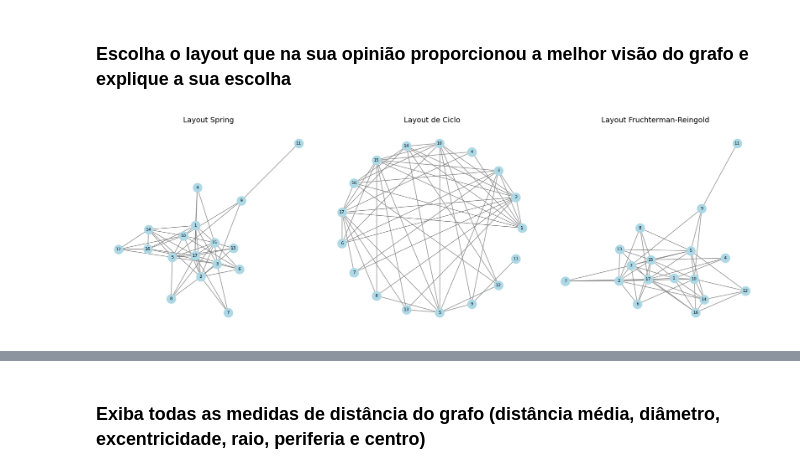
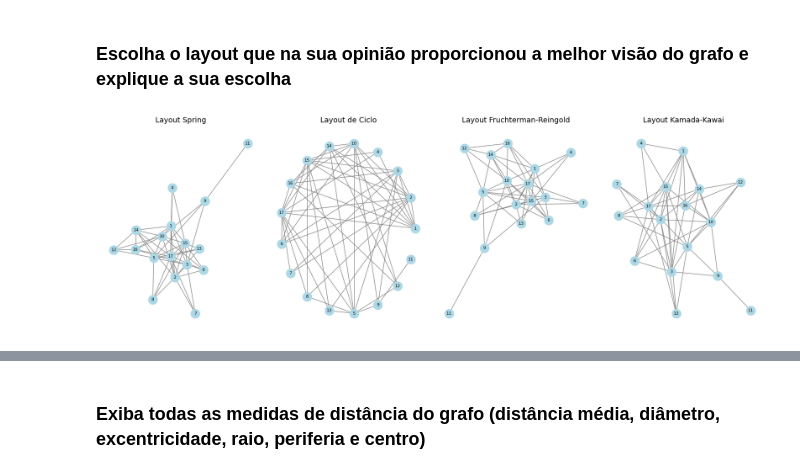
Before and after one commit to cowvin0/UFPB, a Jupyter notebook: grafos/atividade1/atividade1_gabriel_pereira.ipynb, the cells around one changed output, grey strips where cells are left out. Cells and saved outputs as stored; diff of their text form; code cells hidden in the pictures.

```diff
--- a/grafos/atividade1/atividade1_gabriel_pereira.ipynb
+++ b/grafos/atividade1/atividade1_gabriel_pereira.ipynb
@@ -16,25 +16,26 @@ O banco de dados selecionado foi o Barn Swallow Contact Network, que faz parte d
 # %%
 layouts = {
     "Layout Spring": nx.spring_layout(G, seed=42),
     "Layout de Ciclo": nx.circular_layout(G),
-    "Layout Fruchterman-Reingold": nx.fruchterman_reingold_layout(G)
+    "Layout Fruchterman-Reingold": nx.fruchterman_reingold_layout(G),
+    "Layout Kamada-Kawai": nx.kamada_kawai_layout(G)
 }
 
-fig, axes = plt.subplots(1, 3, figsize=(18, 6))
+fig, axes = plt.subplots(1, 4, figsize=(18, 6))
 
 for ax, (title, pos) in zip(axes, layouts.items()):
     ax.set_title(title, fontsize=14)
     nx.draw(
         G, pos,
         ax=ax,
         with_labels=True,
         node_size=300,
         node_color="lightblue",
         edge_color="gray",
         font_size=8
     )
 
 plt.tight_layout()
 plt.show()
 # %% [output]
-[figure, old version]
+[figure, new version]
```
Also changed, not shown: parts of 4 cells of this notebook.
